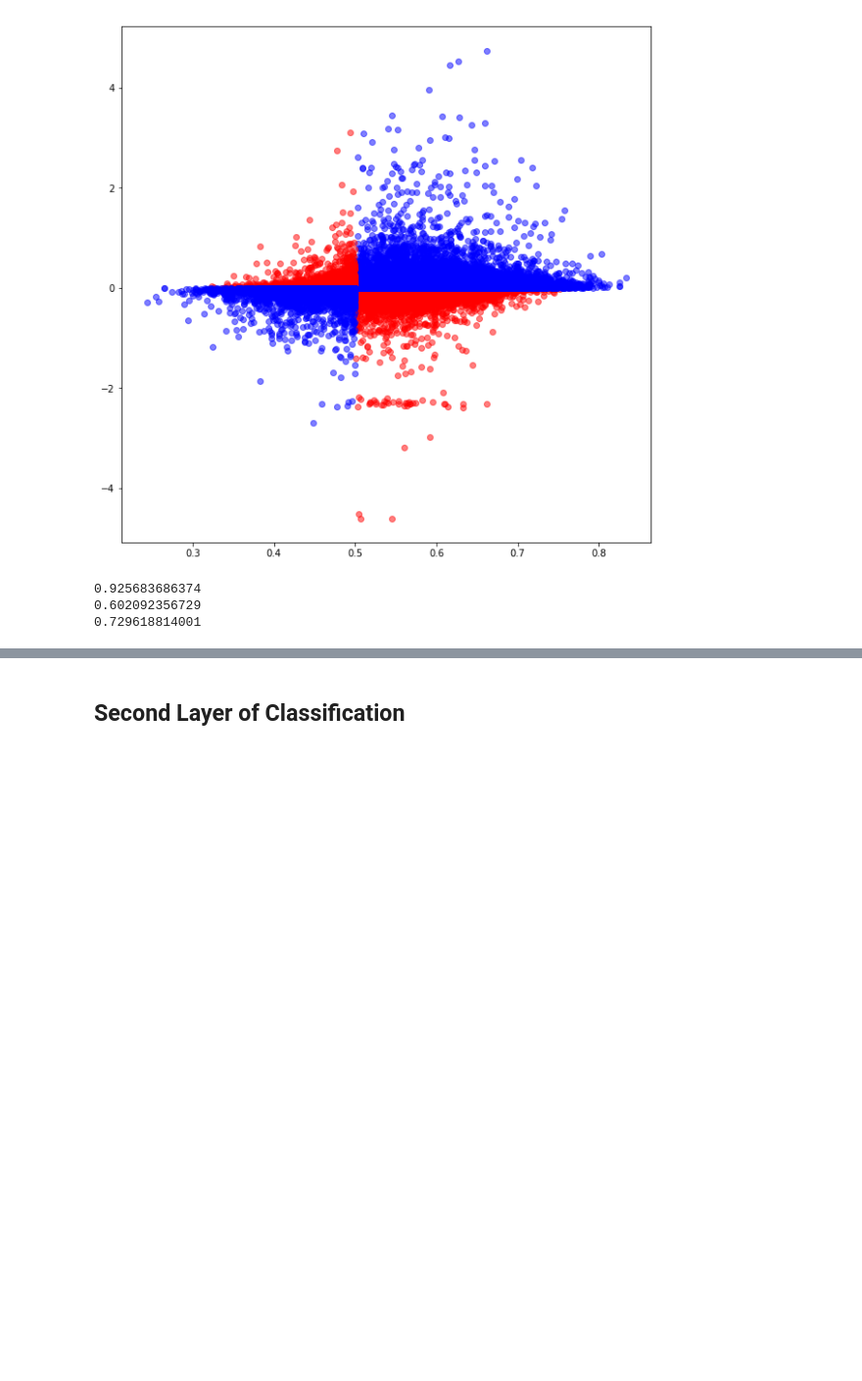
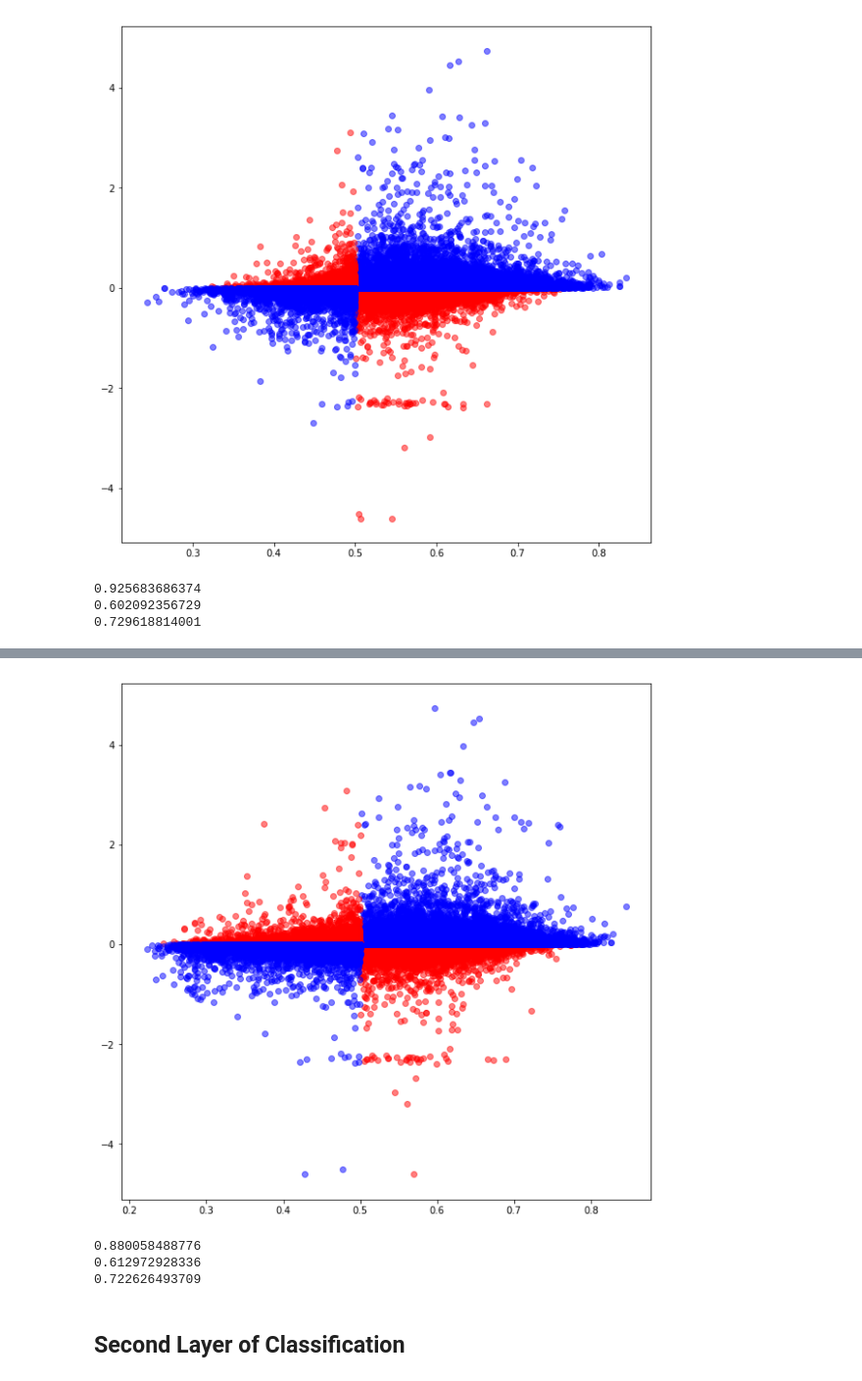
Before and after one commit to vafajardo/Zillow, a Jupyter notebook: Notebooks/Classification - Overestimation.ipynb, the cells around one changed output, grey strips where cells are left out. Shown at 98% size. Drawn from its saved outputs; the diff is of its cells as text; code cells hidden in the pictures; blank space fills up the shorter version.

```diff
--- a/Notebooks/Classification - Overestimation.ipynb
+++ b/Notebooks/Classification - Overestimation.ipynb
@@ -205,0 +249,2 @@ print(f1_score(data['overestimation'], clf_rf_layer1.predict(X)))
+# %%
+clf_lightgbm_layer1 = LGBMClassifier(random_state=9, n_jobs=2, n_estimators=100, boosting_type="gbdt")
@@ -206,3 +269,15 @@ print(f1_score(data['overestimation'], clf_rf_layer1.predict(X)))
+# %%
+plot_conf_matrix(clf_lightgbm_layer1, data, X, cutoff=0)
+# %% [output]
+[figure, added]
+# %%
+print(recall_score(data['overestimation'], clf_lightgbm_layer1.predict(X)))
+print(precision_score(data['overestimation'], clf_lightgbm_layer1.predict(X)))
+print(f1_score(data['overestimation'], clf_lightgbm_layer1.predict(X)))
+# %% [output]
+0.880058488776
+0.612972928336
+0.722626493709
 # %% [markdown]
 ## Second Layer of Classification
 # %% [markdown]
```
Also changed, not shown: parts of 20 cells of this notebook, 11 other files.
